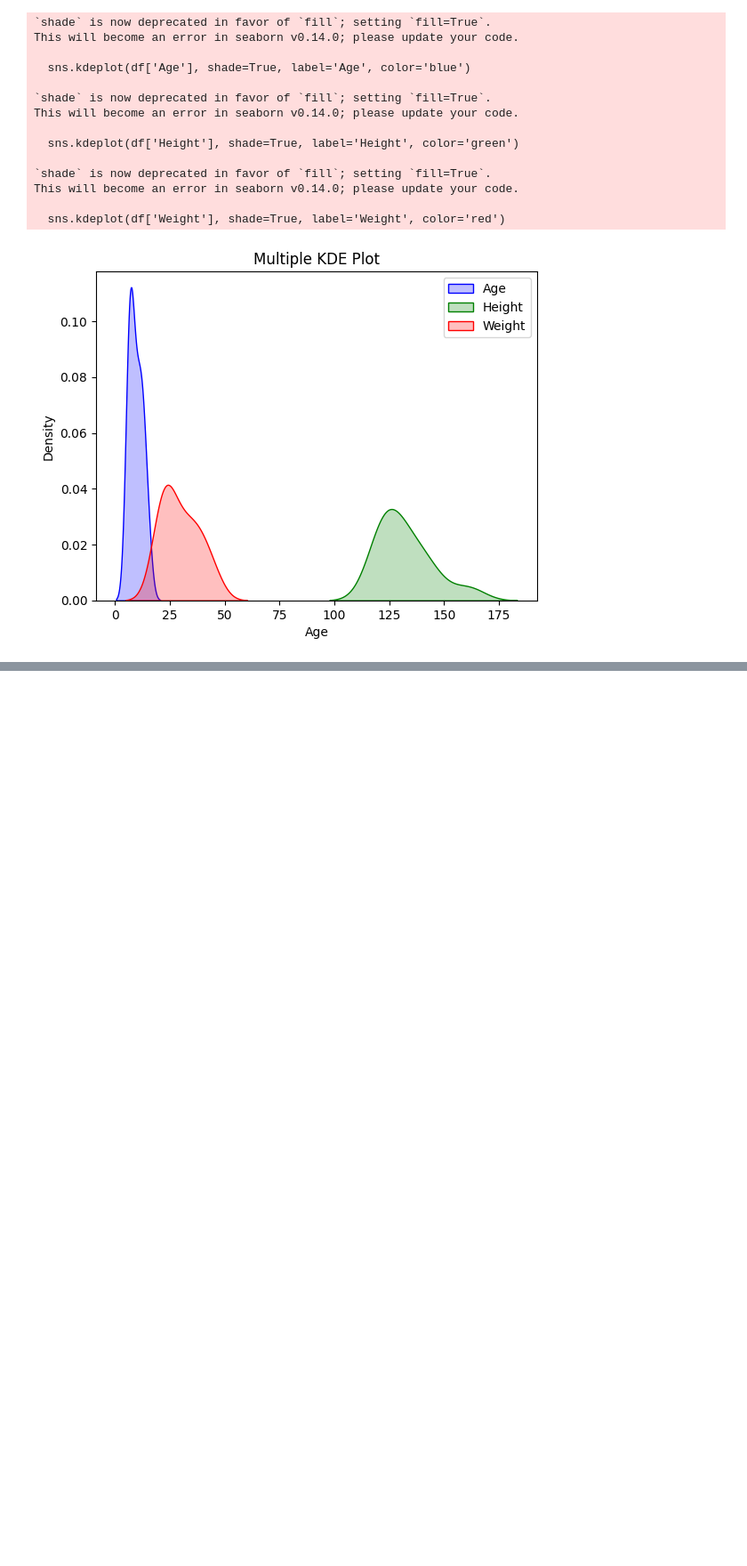
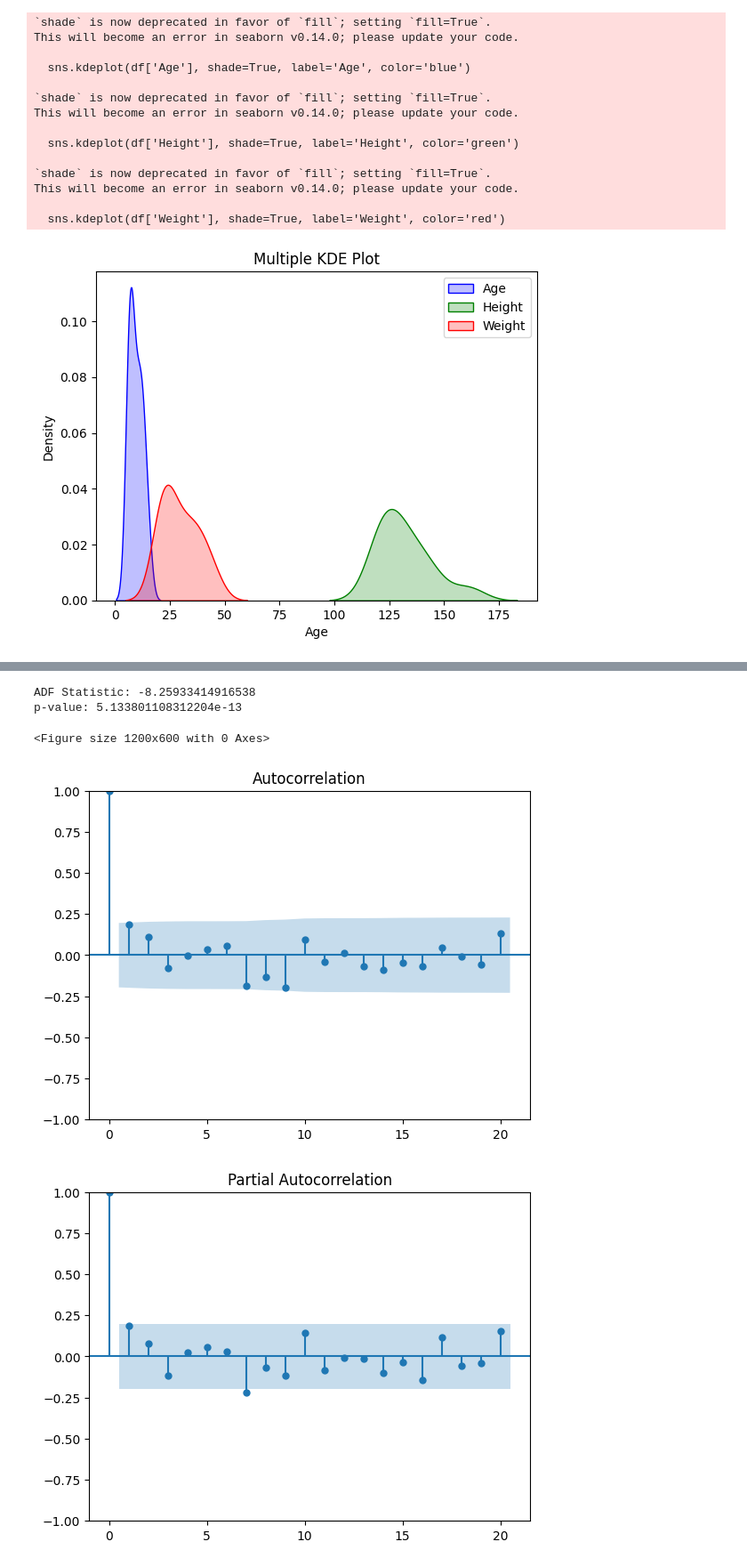
Before and after one commit to r4coder/DA, a Jupyter notebook: DA.ipynb, the cells around one changed output, grey strips where cells are left out. Shown at 89% size. Saved outputs shown, nothing was run; the diff lists cells and outputs as text; code cells hidden in the pictures; blank space fills up the shorter version.

```diff
--- a/DA.ipynb
+++ b/DA.ipynb
@@ -1194,0 +1301,20 @@ This will become an error in seaborn v0.14.0; please update your code.
+# %%
+# Check for stationarity using Augmented Dickey-Fuller test
+from statsmodels.tsa.stattools import adfuller
+result = adfuller(df_numeric.dropna())
+print('\nADF Statistic:', result[0])
+print('p-value:', result[1])
+# %% [output]
+ADF Statistic: -8.25933414916538
+p-value: 5.133801108312204e-13
+# %%
+# Plot ACF and PACF for model selectionimport matplotlib.pyplot as plt
+from statsmodels.graphics.tsaplots import plot_acf, plot_pacf
+plt.figure(figsize=(12, 6))
+plot_acf(df_numeric, lags=20)
+plot_pacf(df_numeric, lags=20)
+plt.show()
+# %% [output]
+<Figure size 1200x600 with 0 Axes>
+[figure, added]
+[figure, added]
```
Also changed, not shown: parts of 58 cells of this notebook.
